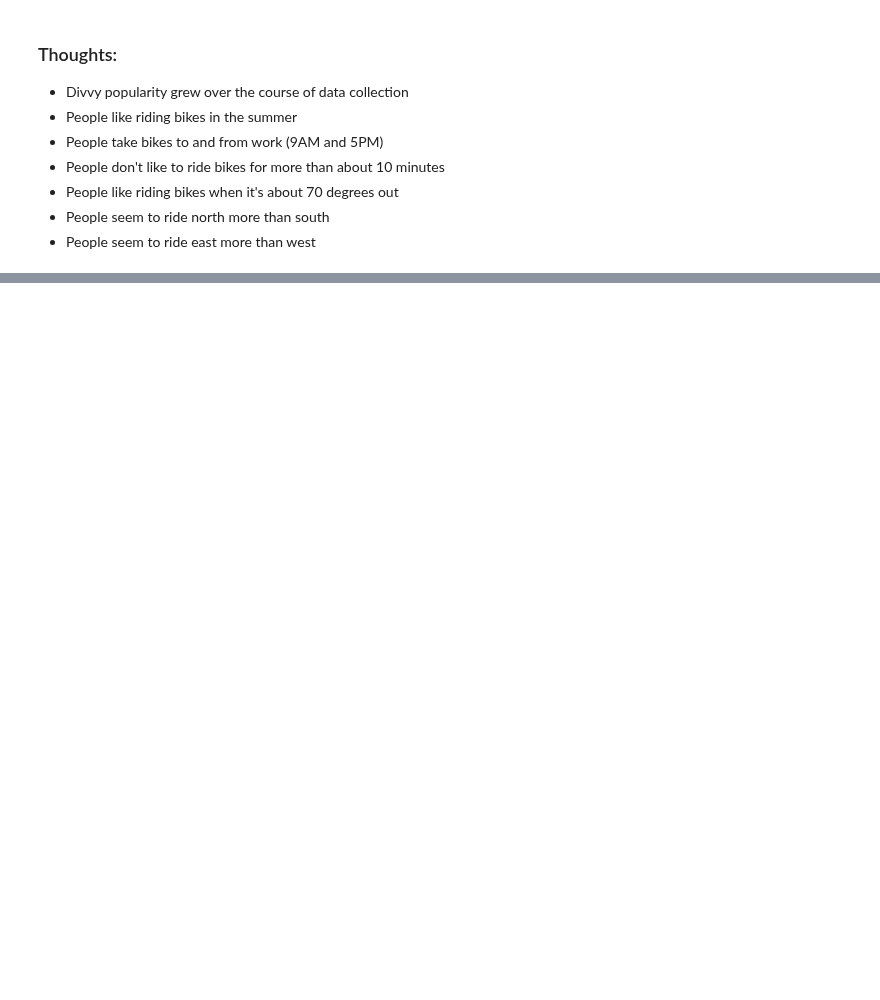
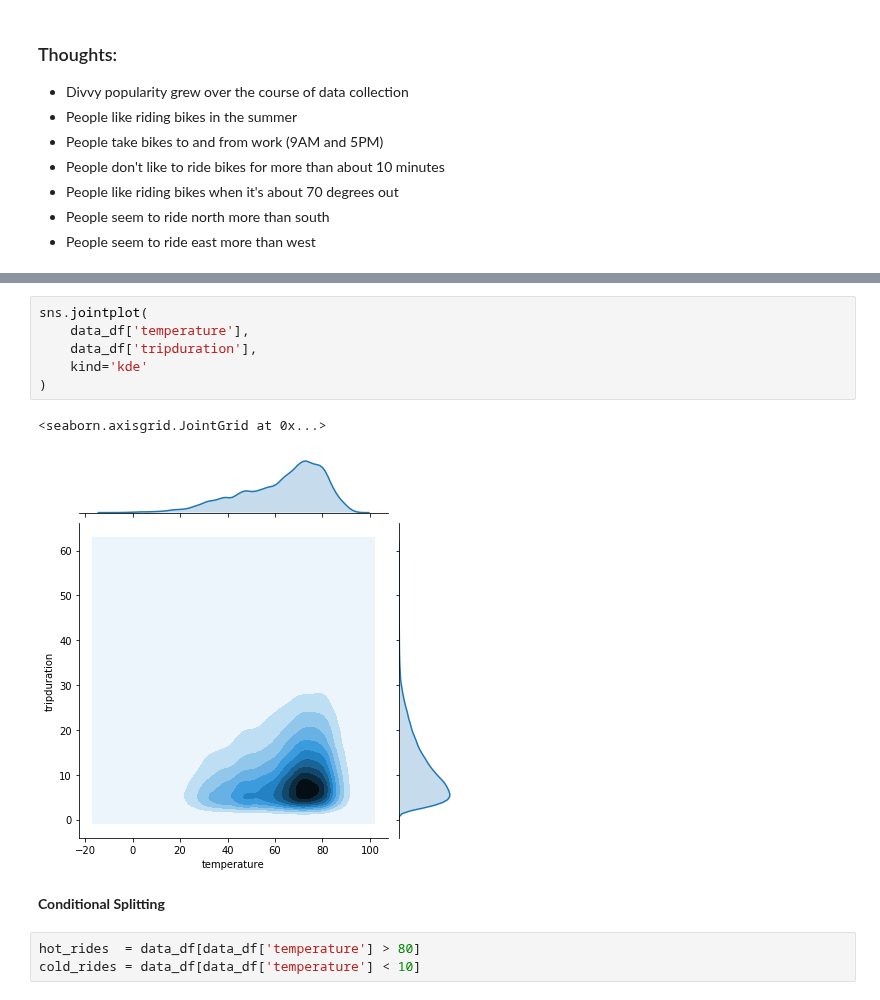
Before and after one commit to mickey-is-codin/data-science, a Jupyter notebook: Kaggle/Divvy/EDA.ipynb, the cells around one changed output, grey strips where cells are left out. Drawn from its saved outputs; the diff is of its cells as text; blank space fills up the shorter version.

```diff
--- a/Kaggle/Divvy/EDA.ipynb
+++ b/Kaggle/Divvy/EDA.ipynb
@@ -190,0 +199,14 @@ sns.catplot(
+# %%
+sns.jointplot(
+    data_df['temperature'],
+    data_df['tripduration'],
+    kind='kde'
+)
+# %% [output]
+<seaborn.axisgrid.JointGrid at 0x...>
+[figure, added]
+# %% [markdown]
+**Conditional Splitting**
+# %%
+hot_rides  = data_df[data_df['temperature'] > 80]
+cold_rides = data_df[data_df['temperature'] < 10]
```
Also changed, not shown: parts of 15 cells of this notebook.
